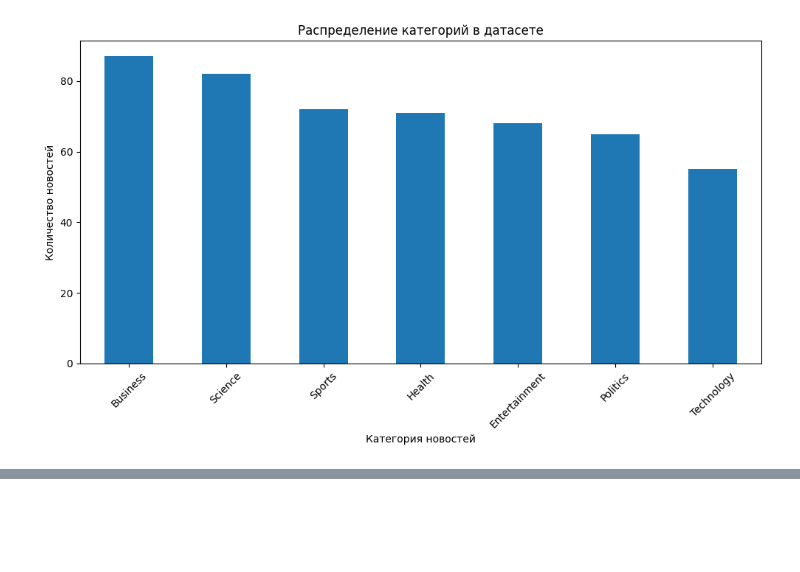
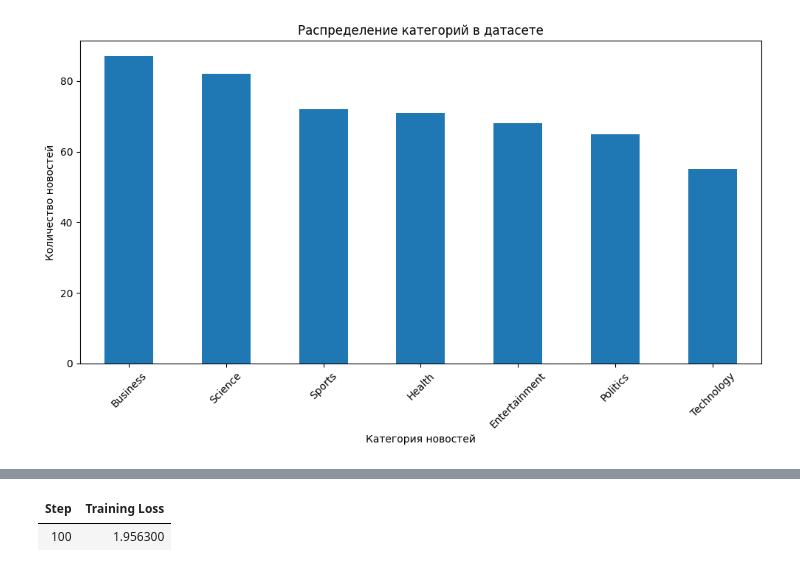
Before and after one commit to buzzaggwd/NLP, a Jupyter notebook: nlp_lab5_2.ipynb, the cells around one changed output, grey strips where cells are left out. Saved outputs shown, nothing was run; the diff lists cells and outputs as text; code cells hidden in the pictures; blank space fills up the shorter version.

```diff
--- a/nlp_lab5_2.ipynb
+++ b/nlp_lab5_2.ipynb
@@ -128,0 +168,18 @@ plt.show()
+# %%
+from transformers import AutoTokenizer
+from datasets import Dataset
+import pandas as pd
+
+# Загрузка данных (предполагается, что df уже определен)
+# df = pd.read_csv('fake_news_dataset2.csv')
+
+# Преобразование данных в формат Hugging Face Dataset
+dataset = Dataset.from_pandas(df.rename(columns={'text': 'text', 'category': 'label'}))
+
+# Токенизация
+tokenizer = AutoTokenizer.from_pretrained('distilbert-base-uncased')
+
+def tokenize_function(examples):
+    return tokenizer(examples['text'], padding='max_length', truncation=True, max_length=512)
+
+tokenized_ds = dataset.map(tokenize_function, batched=True)
@@ -128,0 +230,76 @@ plt.show()
+# %%
+import pandas as pd
+import numpy as np
+from sklearn.preprocessing import LabelEncoder
+from sklearn.model_selection import train_test_split
+from transformers import (
+    DistilBertForSequenceClassification,
+    DistilBertTokenizer,
+    Trainer,
+    TrainingArguments
+)
+from datasets import Dataset
+import os
+
+# Отключаем W&B
+os.environ["WANDB_DISABLED"] = "true"
+
+# 1. Загрузка данных
+df = pd.read_csv('fake_news_dataset2.csv', encoding='utf-8')
+le = LabelEncoder()
+df['label'] = le.fit_transform(df['category'])
+
+# 2. Разделение данных
+train_df, temp_df = train_test_split(df, test_size=0.2, random_state=42, stratify=df['label'])
+val_df, test_df = train_test_split(temp_df, test_size=0.5, random_state=42, stratify=temp_df['label'])
+
+# 3. Подготовка Dataset
+train_dataset = Dataset.from_pandas(train_df[['text', 'label']])
+val_dataset = Dataset.from_pandas(val_df[['text', 'label']])
+test_dataset = Dataset.from_pandas(test_df[['text', 'label']])
+
+# 4. Токенизация
+tokenizer = DistilBertTokenizer.from_pretrained('distilbert-base-uncased')
+
+def tokenize_function(examples):
+    return tokenizer(examples['text'], padding='max_length', truncation=True, max_length=512)
+
+tokenized_train = train_dataset.map(tokenize_function, batched=True)
+tokenized_val = val_dataset.map(tokenize_function, batched=True)
+tokenized_test = test_dataset.map(tokenize_function, batched=True)
+
+# 5. Явное добавление меток
+tokenized_train = tokenized_train.add_column('labels', train_df['label'].tolist())
+tokenized_val = tokenized_val.add_column('labels', val_df['label'].tolist())
+tokenized_test = tokenized_test.add_column('labels', test_df['label'].tolist())
+
+# 6. Загрузка модели
+model = DistilBertForSequenceClassification.from_pretrained(
+    'distilbert-base-uncased',
+    num_labels=len(le.classes_)
+)
+
+# 7. Минимальные параметры обучения (совместимые с любой версией)
+training_args = TrainingArguments(
+    output_dir='./results',
+    num_train_epochs=3,
+    per_device_train_batch_size=8,
+    per_device_eval_batch_size=8,
+    logging_steps=100,
+    save_steps=100
+)
+
+# 8. Обучение с ручной оценкой
+trainer = Trainer(
+    model=model,
+    args=training_args,
+    train_dataset=tokenized_train,
+    eval_dataset=tokenized_val,
+)
+
+trainer.train()
+
+# 9. Оценка после обучения
+results = trainer.evaluate(tokenized_test)
+print("Test Results:", results)
+# %% [output]
@@ -128,0 +310,2 @@ plt.show()
+| Step | Training Loss |
+| 100 | 1.956300 |
```
Also changed, not shown: parts of 8 cells of this notebook.
